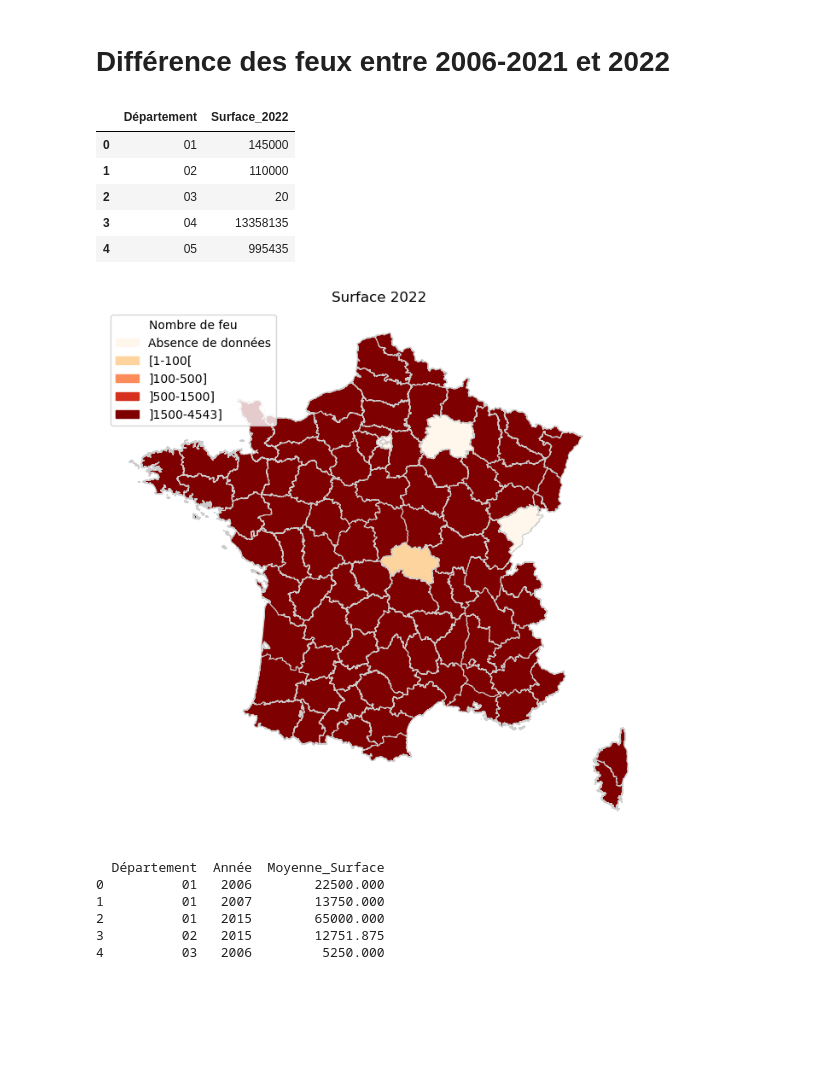
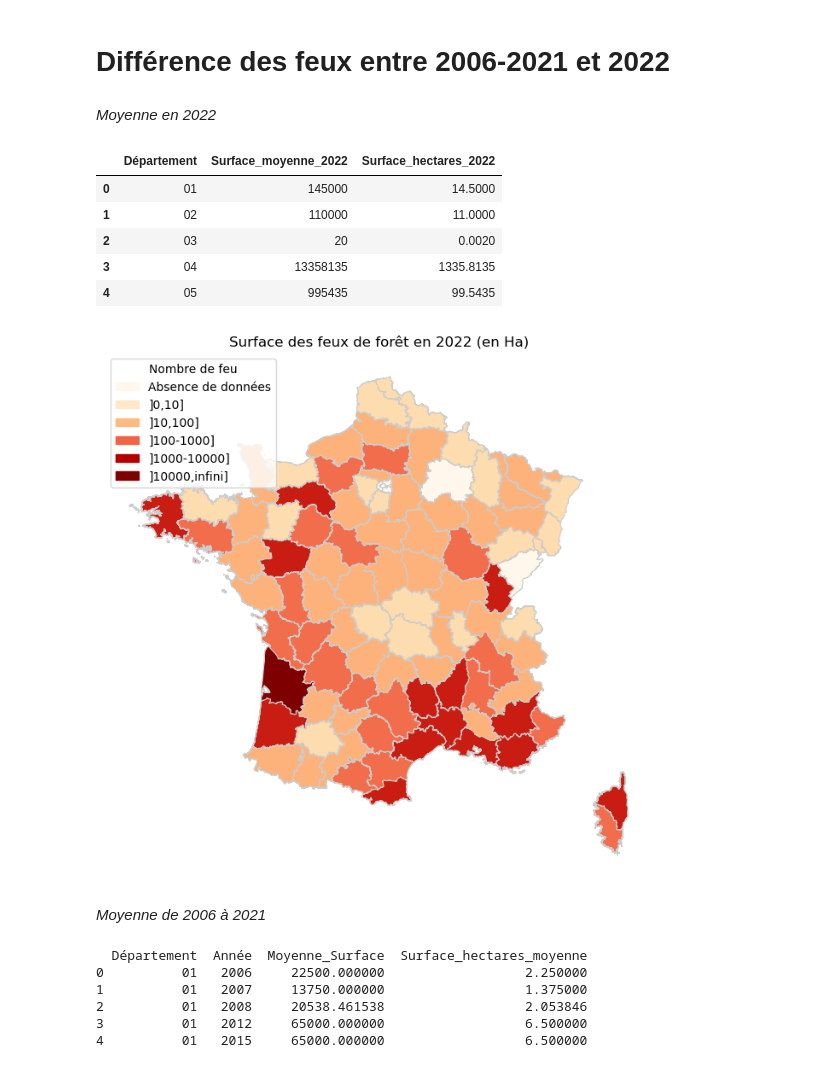
Before and after one commit to jjulietteschneider/Analyse-du-risque-des-feux-de-for-t, a Jupyter notebook: test_margaux.ipynb, the cells around one changed output. Drawn from its saved outputs; the diff is of its cells as text; code cells hidden in the pictures; blank space fills up the shorter version.

Commit message:
Réparation des erreurs cartes surface moyenne brûlées

```diff
--- a/test_margaux.ipynb
+++ b/test_margaux.ipynb
@@ -427,6 +428,8 @@ plt.show()
 [figure]
 # %% [markdown]
 # Différence des feux entre 2006-2021 et 2022
+# %% [markdown]
+*Moyenne en 2022*
 # %%
 # Filtrer le DataFrame pour ne conserver que les lignes où l'année est 2022
 df_2022 = df[df['Année'] == 2022]
@@ -435,13 +438,17 @@ df_2022 = df[df['Année'] == 2022]
 surface_par_departement_2022 = df_2022.groupby('Département')['Surface parcourue (m2)'].sum().reset_index()
 
 # Renommer les colonnes
-surface_par_departement_2022.columns = ['Département', 'Surface_2022']
-surface_par_departement_2022.head()
+surface_par_departement_2022.columns = ['Département', 'Surface_moyenne_2022']
+
+# Convertir la surface de mètres carrés en hectares
+surface_par_departement_2022['Surface_hectares_2022'] = surface_par_departement_2022['Surface_moyenne_2022'] / 10000
+
+surface_par_departement_2022.head()  #df avec la moyenne de surface brûlée en 2022 pour chaque département
 # %% [output]
-|  | Département | Surface_2022 |
-| 0 | 01 | 145000 |
-| 1 | 02 | 110000 |
-| 2 | 03 | 20 |
-| 3 | 04 | 13358135 |
-| 4 | 05 | 995435 |
+|  | Département | Surface_moyenne_2022 | Surface_hectares_2022 |
+| 0 | 01 | 145000 | 14.5000 |
+| 1 | 02 | 110000 | 11.0000 |
+| 2 | 03 | 20 | 0.0020 |
+| 3 | 04 | 13358135 | 1335.8135 |
+| 4 | 05 | 995435 | 99.5435 |
 # %%
@@ -455,7 +462,7 @@ surface_par_departement_2022.loc[len(surface_par_departement_2022)] = ['92', 0]
 # %%
-surface_par_departement_2022.loc[len(surface_par_departement_2022)] = ['93', 0]
+surface_par_departement_2022.loc[len(surface_par_departement_2022)] = ['93', 0,0]
 # %%
-surface_par_departement_2022.loc[len(surface_par_departement_2022)] = ['94', 0]
+surface_par_departement_2022.loc[len(surface_par_departement_2022)] = ['94', 0,0]
 # %%
 dep['Surface_2022'] = 0
 # %%
@@ -463,10 +470,24 @@ surface_par_departement_2022= surface_par_departement_2022.set_index('Départeme
 # %%
 for i in range(0,96):
     num = dep.loc[i,'INSEE_DEP']
-    a = surface_par_departement_2022.loc[num,'Surface_2022']
+    a = surface_par_departement_2022.loc[num,'Surface_hectares_2022']
     dep.loc[i,'Surface_2022'] = a
+# %%
+def couleur_surface(chiffre):
+    if chiffre==0:
+        return 0
+    elif chiffre < 10:
+        return 1
+    elif chiffre < 100:
+        return 2
+    elif chiffre < 1000:
+        return 3
+    elif chiffre < 10000:
+        return 4
+    else:
+        return 5
 # %%
-dep['categorie_2022']=dep['Surface_2022'].apply(couleur)
+dep['categorie_2022']=dep['Surface_2022'].apply(couleur_surface)
 
 from matplotlib.colors import to_rgba
 from matplotlib.patches import Patch
@@ -474,54 +495,57 @@ from matplotlib.patches import Patch
 # Supposons que "dep" est votre GeoDataFrame et "nb_feu" est la colonne que vous voulez représenter
 # Vous pouvez remplacer la colormap par celle de votre choix, par exemple "viridis", "plasma", "inferno", etc.
 cmap_name = 'OrRd'
 
 # Définir la plage de valeurs pour la colormap
 vmin, vmax = dep['categorie_2022'].min(), dep['categorie_2022'].max()
 
 # Créer la figure et les axes
 fig, ax = plt.subplots(1, 1, figsize=(10, 8))
 
 # Utiliser la méthode plot avec l'argument cmap pour personnaliser le gradient de couleurs
 plot = dep.plot(column="categorie_2022", cmap=cmap_name, linewidth=0.8, ax=ax, edgecolor='0.8', legend=False, vmin=vmin, vmax=vmax)
 
 # Récupérer les couleurs de la colormap
 cmap = plt.cm.get_cmap(cmap_name)
 colors = [to_rgba(cmap(i)) for i in range(cmap.N)]
 
 # Personnaliser l'affichage de la légende
-legend_labels = ['Absence de données', '[1-100[', ']100-500]', ']500-1500]', ']1500-4543]']  # Remplacez par les descriptions de votre choix
+legend_labels = ['Absence de données', ']0,10]', ']10,100]', ']100-1000]', ']1000-10000]',']10000,infini]']  # Remplacez par les descriptions de votre choix
 legend_patches = [Patch(color=colors[0], label=legend_labels[0]),
-                  Patch(color=colors[64], label=legend_labels[1]), Patch(color=colors[128], label=legend_labels[2]), Patch(color=colors[192], label=legend_labels[3]), Patch(color=colors[255], label=legend_labels[4])]
+                  Patch(color=colors[32], label=legend_labels[1]), Patch(color=colors[96], label=legend_labels[2]), Patch(color=colors[160], label=legend_labels[3]), Patch(color=colors[224], label=legend_labels[4]),Patch(color=colors[255], label=legend_labels[5])]
 
 ax.legend(handles=legend_patches, loc='upper left', title='Nombre de feu')
 
 # Masquer les axes
 ax.set_axis_off()
 
 # Ajouter un titre à la carte
-plt.title('Surface 2022')
+plt.title('Surface des feux de forêt en 2022 (en Ha)')
 
 # Afficher la carte
 plt.show()
 # %% [output]
-[figure, old version]
+[figure, new version]
+# %% [markdown]
+*Moyenne de 2006 à 2021*
 # %%
-# Assurez-vous que la colonne 'Année' est de type numérique
 df['Année'] = pd.to_numeric(df['Année'], errors='coerce')
 
-# Calculer la moyenne annuelle de la surface parcourue par département
+# Moyenne annuelle de la surface parcourue par département par année
 df_surface_moyenne_par_an = df[df['Année'] <= 2021].groupby(['Département', 'Année'])['Surface parcourue (m2)'].mean().reset_index()
 
 # Renommer les colonnes
 df_surface_moyenne_par_an.columns = ['Département', 'Année', 'Moyenne_Surface']
 
+df_surface_moyenne_par_an['Surface_hectares_moyenne'] = df_surface_moyenne_par_an['Moyenne_Surface'] / 10000
+
 # Afficher le nouveau DataFrame avec la moyenne annuelle
 print(df_surface_moyenne_par_an.head())
 # %% [output]
-  Département  Année  Moyenne_Surface
-0          01   2006        22500.000
-1          01   2007        13750.000
-2          01   2015        65000.000
-3          02   2015        12751.875
-4          03   2006         5250.000
+  Département  Année  Moyenne_Surface  Surface_hectares_moyenne
+0          01   2006     22500.000000                  2.250000
+1          01   2007     13750.000000                  1.375000
+2          01   2008     20538.461538                  2.053846
+3          01   2012     65000.000000                  6.500000
+4          01   2015     65000.000000                  6.500000
 # %%
```
Also changed, not shown: parts of 20 cells of this notebook, 1 other file.
